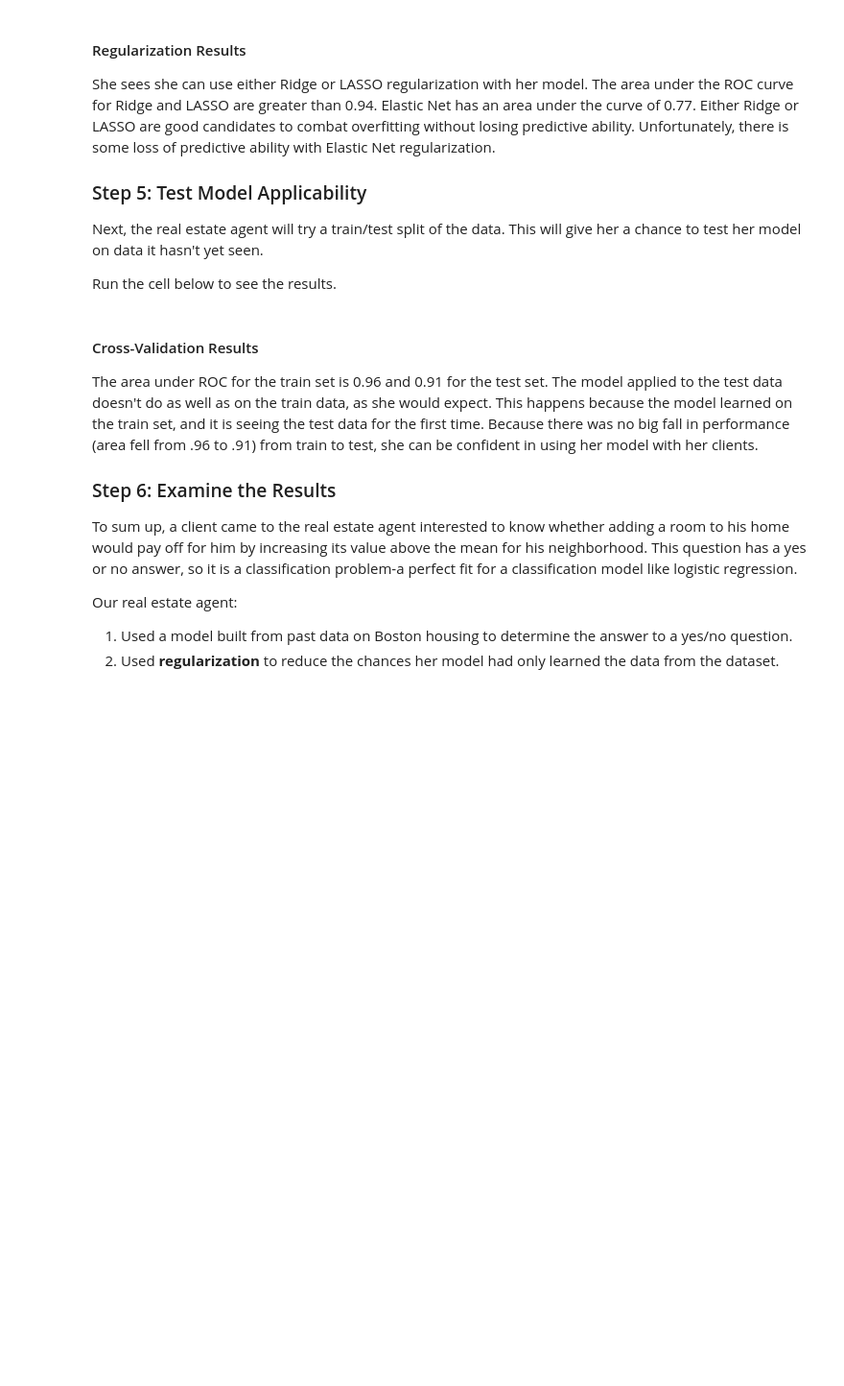
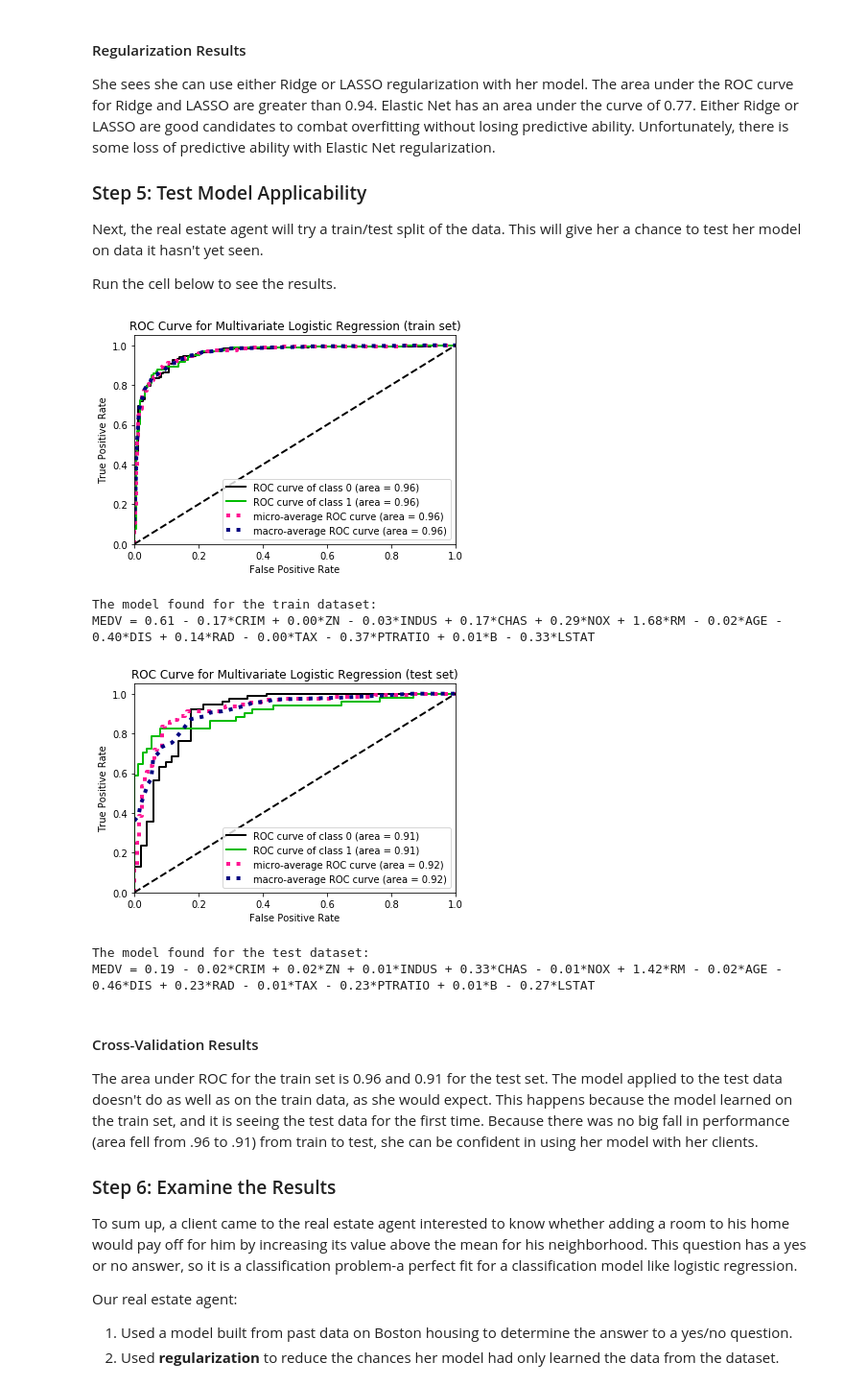
Before and after one commit to shox13/Assignments, a Jupyter notebook: Assignment3/Assignment3.ipynb, the cells around one changed output. Shown at 96% size. Saved outputs shown, nothing was run; the diff lists cells and outputs as text; code cells hidden in the pictures; blank space fills up the shorter version.

```diff
--- a/Assignment3/Assignment3.ipynb
+++ b/Assignment3/Assignment3.ipynb
@@ -422,16 +470,23 @@ Run the cell below to see the results.
 # %%
 # split data into train/test sets and show fit
 X_train, X_test, y_train, y_test = train_test_split(X,target_mean, random_state=0)
 
 title = 'ROC Curve for Multivariate Logistic Regression (train set)'
-plot_roc(X_train, y_train, log, title)
+plot_roc_curve(X_train, y_train, log, title)
 equn_train = write_equn(X_train, y_train, log)
 print("The model found for the train dataset:\n{}\n".format(equn_train))
 
 title = 'ROC Curve for Multivariate Logistic Regression (test set)'
-plot_roc(X_test, y_test, log , title)
+plot_roc_curve(X_test, y_test, log , title)
 equn_test = write_equn(X_test, y_test, log)
 print("The model found for the test dataset:\n{}\n".format(equn_test))
+# %% [output]
+[figure, added]
+The model found for the train dataset:
+MEDV = 0.61 - 0.17*CRIM + 0.00*ZN - 0.03*INDUS + 0.17*CHAS + 0.29*NOX + 1.68*RM - 0.02*AGE - 0.40*DIS + 0.14*RAD - 0.00*TAX - 0.37*PTRATIO + 0.01*B - 0.33*LSTAT
+[figure, added]
+The model found for the test dataset:
+MEDV = 0.19 - 0.02*CRIM + 0.02*ZN + 0.01*INDUS + 0.33*CHAS - 0.01*NOX + 1.42*RM - 0.02*AGE - 0.46*DIS + 0.23*RAD - 0.01*TAX - 0.23*PTRATIO + 0.01*B - 0.27*LSTAT
 # %% [markdown]
 #### Cross-Validation Results
 The area under ROC for the train set is 0.96 and 0.91 for the test set.
```
Also changed, not shown: parts of 10 cells of this notebook.
